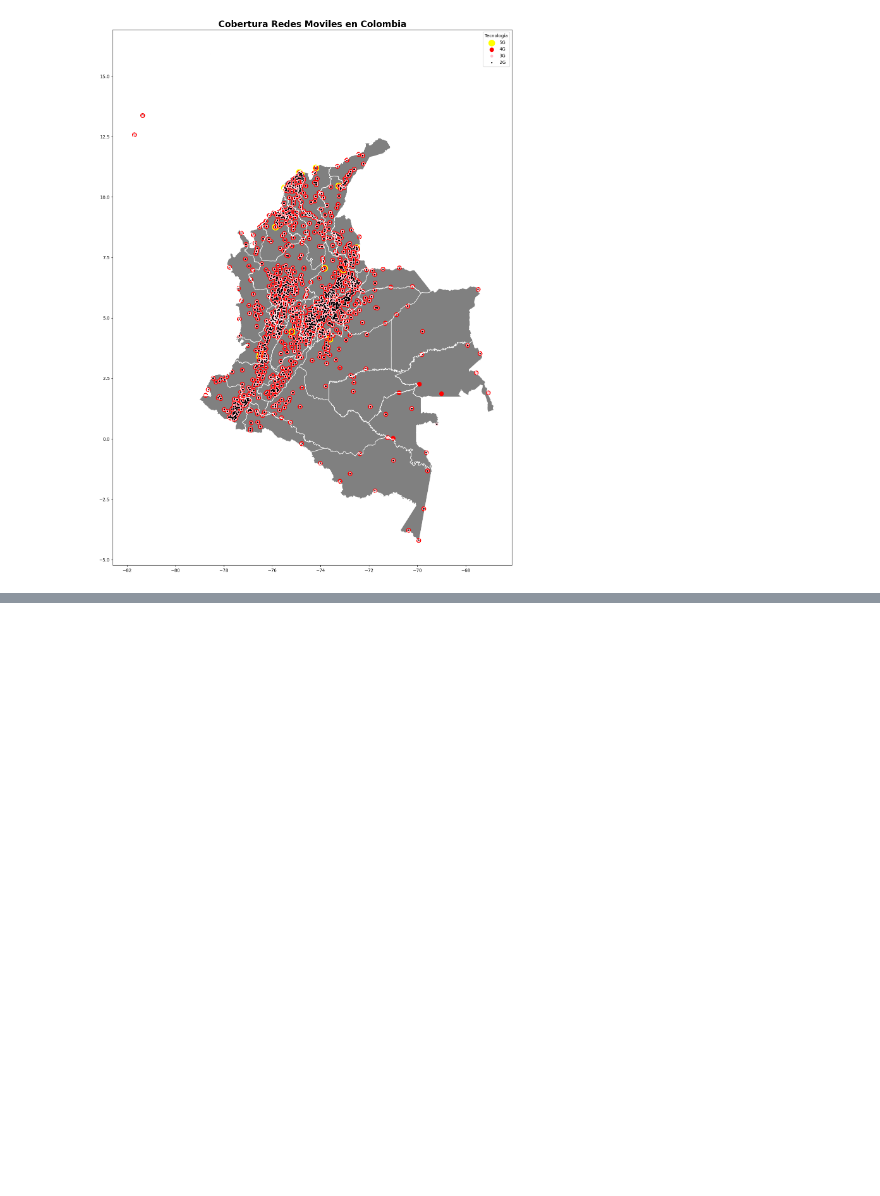
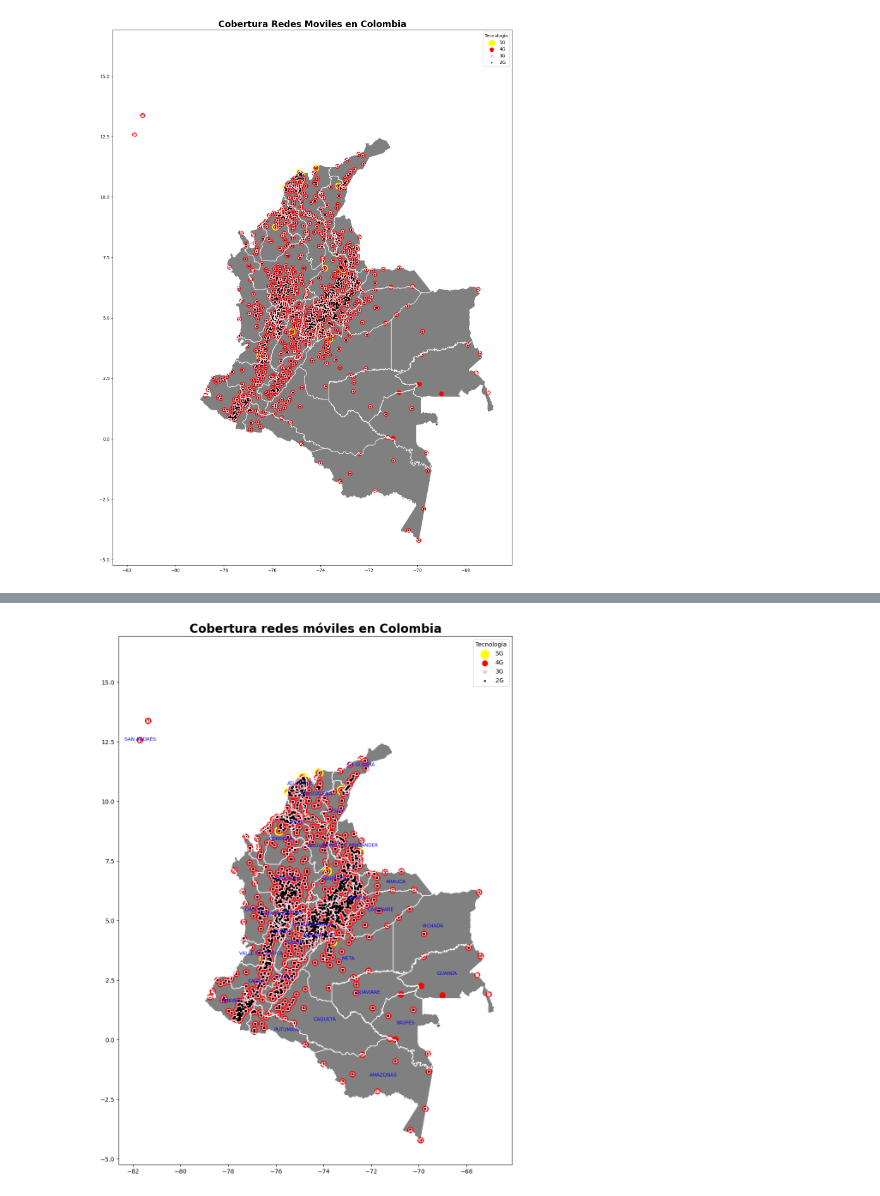
Before and after one commit to morozcoz/4n4l1515_d4t05, a Jupyter notebook: Proyecto_v1.ipynb, the cells around one changed output, grey strips where cells are left out. Saved outputs shown, nothing was run; the diff lists cells and outputs as text; code cells hidden in the pictures; blank space fills up the shorter version.

```diff
--- a/Proyecto_v1.ipynb
+++ b/Proyecto_v1.ipynb
@@ -324,7 +324,7 @@ geometry = [Point(xy) for xy in zip(df_point['Longitud'], df_point['Latitud'])]
 gdf = gpd.GeoDataFrame(df_point, geometry=geometry)
 
 # Diccionario de colores y tamaños para cada tecnología
-colores = {'5G': 'yellow', '4G': 'red', '3G': 'pink', '2G': 'black'}
+colores = {'5G': 'yellow', '4G': 'red', '3G': 'pink', '2G': 'black', }
 tamaños = {'5G': 200, '4G': 80, '3G': 30, '2G': 5}
 
 # Crear la figura y el eje con un tamaño especificado
@@ -349,3 +349,10 @@ plt.title('Cobertura Redes Moviles en Colombia', fontsize=20, fontweight='bold')
 plt.show()
 # %% [output]
 [figure]
+# %%
+import pandas as pd
+
+url = 'https://github.com/morozcoz/4n4l1515_d4t05/raw/refs/heads/main/Geolocalizaci%C3%B3n%20Departamentos%20DANE.xlsx'
+df_dpto = pd.read_excel(url)
+
+df_dpto.head()
@@ -352,50 +372,66 @@ plt.show()
 # %%
+import os
 import geopandas as gpd
 import pandas as pd
 from shapely.geometry import Point
-import folium
+import matplotlib.pyplot as plt
 
 # Ruta al archivo .shp (mapa de Colombia) descomprimido
 shapefile_path = 'https://github.com/morozcoz/4n4l1515_d4t05/raw/refs/heads/main/Col_1/gadm41_COL_1.shp'
 
 # Cargar el shapefile (mapa)
 colombia = gpd.read_file(shapefile_path)
 
-# Centro del mapa (puedes cambiar las coordenadas)
-centro_mapa = [4.5709, -74.2973]  # Coordenadas aproximadas del centro de Colombia
+# DataFrame con nombres de departamentos y sus coordenadas específicas
+data_departamentos = {
+    'DEPARTAMENTO': df_dpto['Nombre'],
+    'Latitud': df_dpto['Latitud'],
+    'Longitud': df_dpto['Longitud']
+}
+df_departamentos = pd.DataFrame(data_departamentos)
 
-# Crear el mapa
-m = folium.Map(location=centro_mapa, zoom_start=6)
-
-# Añadir el shapefile al mapa
-folium.GeoJson(colombia).add_to(m)
+# Convertir a geometría de puntos
+geometry_departamentos = [Point(xy) for xy in zip(df_departamentos['Longitud'], df_departamentos['Latitud'])]
+gdf_departamentos = gpd.GeoDataFrame(df_departamentos, geometry=geometry_departamentos)
 
 # DataFrame con datos que se requieren marcar en el mapa
 data = {'Longitud': df_comb['Longitud'], 'Latitud': df_comb['Latitud'], 'TECNOLOGIA': df_comb['TECNOLOGIA']}
 df_point = pd.DataFrame(data)
 
 # Convertir a geometría de puntos
 geometry = [Point(xy) for xy in zip(df_point['Longitud'], df_point['Latitud'])]
 gdf = gpd.GeoDataFrame(df_point, geometry=geometry)
 
 # Diccionario de colores y tamaños para cada tecnología
 colores = {'5G': 'yellow', '4G': 'red', '3G': 'pink', '2G': 'black'}
-tamaños = {'5G': 200, '4G': 80, '3G': 30, '2G': 1}
+tamaños = {'5G': 200, '4G': 80, '3G': 30, '2G': 5}
 
-# Añadir los puntos al mapa
-for i, row in gdf.iterrows():
-    tecnologia = row['TECNOLOGIA']
-    color = colores.get(tecnologia, 'gray')  # Usar 'gray' para valores faltantes
-    tamaño = tamaños.get(tecnologia, 2)     # Usar 2 para valores faltantes
-    folium.CircleMarker(
-        location=[row['Latitud'], row['Longitud']],
-        radius=tamaño,  # Tamaño del marcador
-        color=color,
-        fill=True,
-        fill_color=color,
-        fill_opacity=0.7,
-        popup=tecnologia  # Mostrar la tecnología al hacer clic en el marcador
-    ).add_to(m)
+# Crear la figura y el eje con un tamaño especificado
+fig, ax = plt.subplots(figsize=(30, 16))
 
-# Guardar el mapa como archivo HTML
-m.save('mapa_tecnologias.html')
+# Graficar el mapa base de Colombia
+colombia.plot(ax=ax, color='grey')
+
+# Delimitar y graficar los bordes de los departamentos
+colombia.boundary.plot(ax=ax, linewidth=1, edgecolor='white')
+
+# Graficar los puntos con colores y tamaños específicos según la columna 'TECNOLOGIA'
+for tecnologia in colores.keys():
+    subset = gdf[gdf['TECNOLOGIA'] == tecnologia]
+    subset.plot(ax=ax, color=colores[tecnologia], markersize=tamaños[tecnologia], label=tecnologia)
+
+# Añadir leyenda
+plt.legend(title="Tecnología")
+
+# Añadir título al mapa con un tamaño específico y en negrita
+plt.title('Cobertura redes móviles en Colombia', fontsize=20, fontweight='bold')
+
+# Añadir anotaciones para los nombres de los departamentos usando las coordenadas específicas
+for idx, row in gdf_departamentos.iterrows():
+    plt.annotate(row['DEPARTAMENTO'], xy=(row['Longitud'], row['Latitud']),
+                 horizontalalignment='center', fontsize=8, color='blue')
+
+# Mostrar el mapa
+plt.show()
+# %% [output]
+[figure, added]
```
Also changed, not shown: parts of 2 cells of this notebook.
